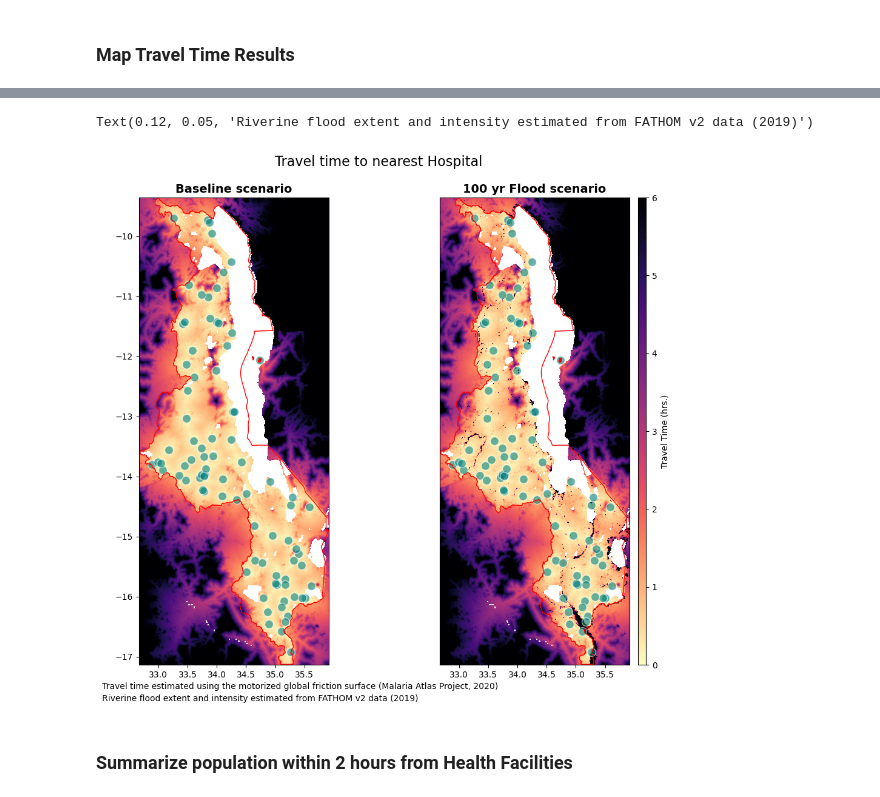
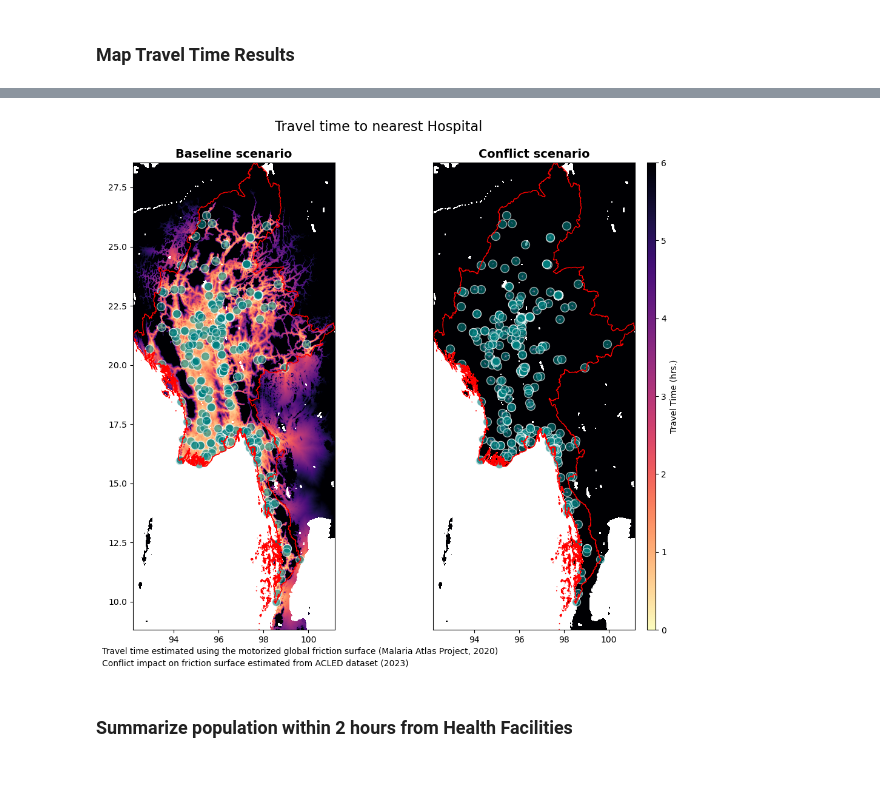
Before and after one commit to worldbank/Health-Access-Metrics, a Jupyter notebook: notebooks/HF_Access_raster_conflicts.ipynb, the cells around one changed output, grey strips where cells are left out. Cells and saved outputs as stored; diff of their text form; code cells hidden in the pictures.

```diff
--- a/notebooks/HF_Access_raster_conflicts.ipynb
+++ b/notebooks/HF_Access_raster_conflicts.ipynb
@@ -282,7 +288,7 @@ array(['#admin1', 'Bago Region', 'Chin State', 'Kachin State',
 # Clean the df
 df_shcc_attacks = df_shcc_attacks.drop(df_shcc_attacks.index[0])
 df_shcc_attacks = df_shcc_attacks[df_shcc_attacks["Admin 1"] != "No Information"]
-df_shcc_attacks["Date"] = pd.to_datetime(df_shcc_attacks['Date'], format='%d %B %Y')
+df_shcc_attacks["Date"] = pd.to_datetime(df_shcc_attacks['Date']) #.strftime('%d %B %Y')
 df_shcc_attacks.rename(columns = {"Admin 1":"ADM1", "Date":"event_date", "Location of Incident":"Location"}, inplace = True)
 # %% [markdown]
 Assign position to SHCC, by defining correspondence between geodf_acled and df_shcc based on event_date, ADM1 and event_type
@@ -725,0 +774,15 @@ gdf_acled_conflicts_5km['geometry'] = gdf_acled_conflicts_5km['geometry'].apply(
+# %%
+%%time
+
+initial_weight = 1.0
+conflicts_weight = np.full((travel_surf.height, travel_surf.width), initial_weight)
+i = 0
+for geom in [col for col in gdf_acled_conflicts_buffer.columns if col.startswith("geometry_")]:
+    # Generate a mask for geometries in the GeoDataFrame (True inside geometries, False outside)
+    geom_mask = geometry_mask([mapping(geometry) for geometry in gdf_acled_conflicts_buffer[geom]],
+                              invert=True, transform=travel_surf.transform,
+                              all_touched=True, out_shape=(travel_surf.height, travel_surf.width))
+
+    conflicts_weight[geom_mask] = pdf[i]
+
+    i = i+1
@@ -840,7 +916,7 @@ for col in res_gdf.columns:
 
     # Health facilities Travel Time surfaces
     if "tt_hf_baseline" in col:
-        file = join(scratch_dir, "data", iso, "tt_hf_min_motorized_friction_" + col.split('_')[2] + ".tif")
+        file = join(out_path, iso, "tt_hf_min_motorized_friction_" + col.split('_')[2] + ".tif")
         if not os.path.isfile(file):
             print("Saving " + file)
             rMisc.rasterizeDataFrame(
@@ -851,7 +927,7 @@ for col in res_gdf.columns:
                 )
 
     if 'tt_hf_conflict' in col:
-        file = join(scratch_dir, "data", iso, "tt_hf_min_motorized_friction_" + col.split('_')[2] + ".tif")
+        file = join(out_path, iso, "tt_hf_min_motorized_friction_" + col.split('_')[2] + "_Davis&Ojoloko.tif")
         if not os.path.isfile(file):
             print("Saving " + file)
             rMisc.rasterizeDataFrame(
@@ -865,7 +941,7 @@ for col in res_gdf.columns:
 
     # Hospitals Travel Time surfaces
     if "tt_hosp_baseline" in col:
-        file = join(scratch_dir, "data", iso, "tt_hospitals_min_motorized_friction_" + col.split('_')[2] + ".tif")
+        file = join(out_path, iso, "tt_hospitals_min_motorized_friction_" + col.split('_')[2] + ".tif")
         if not os.path.isfile(file):
             print("Saving " + file)
             rMisc.rasterizeDataFrame(
@@ -876,7 +952,7 @@ for col in res_gdf.columns:
                 )
 
     if 'tt_hosp_conflict' in col:
-        file = join(scratch_dir, "data", iso, "tt_hospitals_min_motorized_friction_" + col.split('_')[2] + ".tif")
+        file = join(out_path, iso, "tt_hospitals_min_motorized_friction_" + col.split('_')[2] + "_Davis&Ojoloko.tif")
         if not os.path.isfile(file):
             print("Saving " + file)
             rMisc.rasterizeDataFrame(
@@ -896,7 +970,7 @@ Saving /home/jupyter-wb618081/Health-Access-Metrics/data/MMR/tt_hospitals_min_mo
 ### Map Travel Time Results
 # %%
 # Baseline and Conflict scenarios
-conflict_path = join(scratch_dir, 'data', iso)
+conflict_path = join(out_path, iso)
 files=os.listdir(conflict_path)
 
 tt_rio_hf = {}
@@ -905,14 +979,14 @@ for file in files:
     if 'tt_hf' in file and 'baseline' in file:
         value = rio.open(join(conflict_path,file)) #.read(1)
         tt_rio_hf["baseline"] = value
-    if 'tt_hf' in file and 'conflict' in file:
+    if 'tt_hf' in file and 'conflict_Davis&Ojoloko' in file:
         value = rio.open(join(conflict_path,file)) #.read(1)
         tt_rio_hf["conflict"] = value
 
     if 'tt_hospitals' in file and 'baseline' in file:
         value = rio.open(join(conflict_path,file)) #.read(1)
         tt_rio_hosp["baseline"] = value
-    if 'tt_hospitals' in file and 'conflict' in file:
+    if 'tt_hospitals' in file and 'conflict_Davis&Ojoloko' in file:
         value = rio.open(join(conflict_path,file)) #.read(1)
         tt_rio_hosp["conflict"] = value
 # %%
@@ -944,42 +1018,41 @@ Text(0.12, 0.07, 'Riverine flood extent and intensity estimated from FATHOM v2 d
 
 figsize = (12,10)
 fig, ax = plt.subplots(1, 2,  figsize = figsize)
 
+title = "Travel time to nearest Hospital"
 fonttitle = {'weight':'bold','size':14}
-
-fig.suptitle("Travel time to nearest Hospital", size = 16, y = 0.95)
+fig.suptitle(title, size = 16, y = 0.95)
 ax[0].set_title("Baseline scenario", fontdict=fonttitle)
 ax[0].get_xaxis().set_visible(True) # plt.axis('off')
 ax[0].get_yaxis().set_visible(True)
 
-ax[1].set_title("100 yr Flood scenario", fontdict=fonttitle)
+ax[1].set_title("Conflict scenario", fontdict=fonttitle)
 ax[1].get_xaxis().set_visible(True) # plt.axis('off')
 ax[1].get_yaxis().set_visible(False)
 
 ext = plotting_extent(tt_rio_hosp['baseline'])
 im = ax[0].imshow(tt_rio_hosp['baseline'].read(1), vmin=0, vmax=6, cmap='magma_r', extent=ext)
 geodf_hf_hosp.plot(ax=ax[0], facecolor='teal', edgecolor='white', markersize=100, alpha=0.6)
 adm0.plot(ax=ax[0], facecolor="none", edgecolor='red')
 
-ext = plotting_extent(tt_rio_hosp["1in1000"])
-im1 = ax[1].imshow(tt_rio_hosp["1in100"].read(1), vmin=0, vmax=6, cmap='magma_r', extent=ext)
+ext = plotting_extent(tt_rio_hosp["conflict"])
+im1 = ax[1].imshow(tt_rio_hosp["conflict"].read(1), vmin=0, vmax=6, cmap='magma_r', extent=ext)
 geodf_hf_hosp.plot(ax=ax[1], facecolor='teal', edgecolor='white', markersize=100, alpha=0.6)
 adm0.plot(ax=ax[1], facecolor="none", edgecolor='red')
 
 divider = make_axes_locatable(ax[1])
 cax = divider.append_axes('right', size="4%", pad=0.1)
 cb = fig.colorbar(im1, cax=cax, orientation='vertical')
 cb.set_label("Travel Time (hrs.)")
 # ctx.add_basemap(ax, source=ctx.providers.CartoDB.Positron, crs='EPSG:4326', zorder=-1)
 txt = "Travel time estimated using the motorized global friction surface (Malaria Atlas Project, 2020)"
-txt2 = "Riverine flood extent and intensity estimated from FATHOM v2 data (2019)"
+txt2 = "Conflict impact on friction surface estimated from ACLED dataset (2023)"
 plt.figtext(0.12, 0.07, txt, wrap=True, horizontalalignment='left', fontsize=10)
 plt.figtext(0.12, 0.05, txt2, wrap=True, horizontalalignment='left', fontsize=10)
 
-# plt.savefig("Travel time to nearest Hospital - scenario.png", dpi=300, bbox_inches='tight', facecolor='white')
+plt.savefig(out_path+iso+"Travel time to nearest Hospital - scenario_Davis&Ojoloko.png", dpi=300, bbox_inches='tight', facecolor='white')
 # %% [output]
-Text(0.12, 0.05, 'Riverine flood extent and intensity estimated from FATHOM v2 data (2019)')
-[figure, old version]
+[figure, new version]
 # %% [markdown]
 ### Summarize population within 2 hours from Health Facilities
 # %%
```
Also changed, not shown: parts of 62 cells of this notebook, 43 other files.
